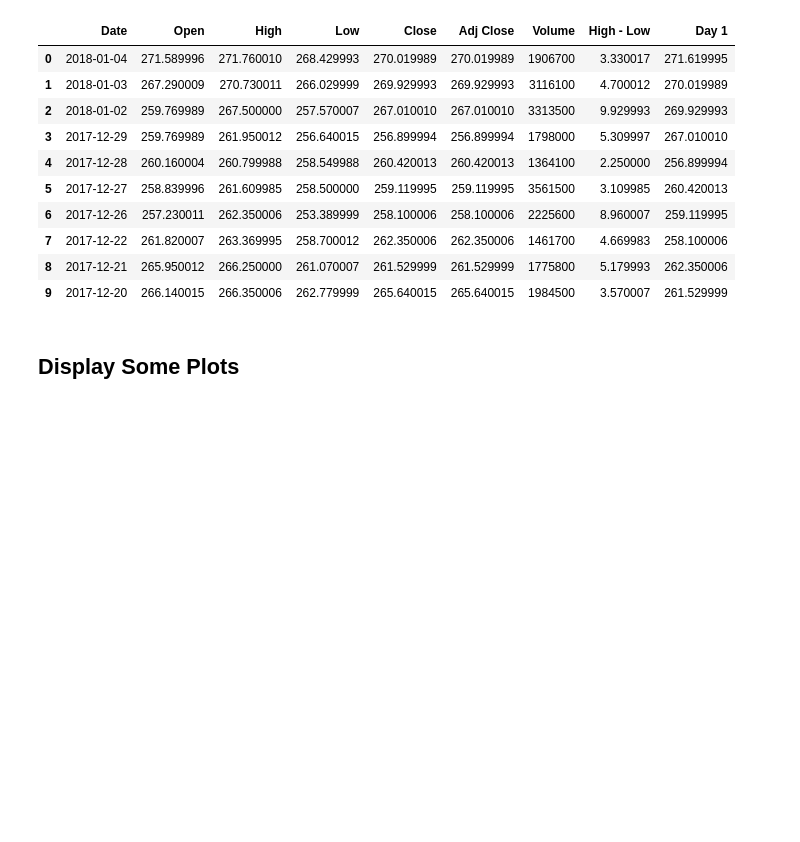
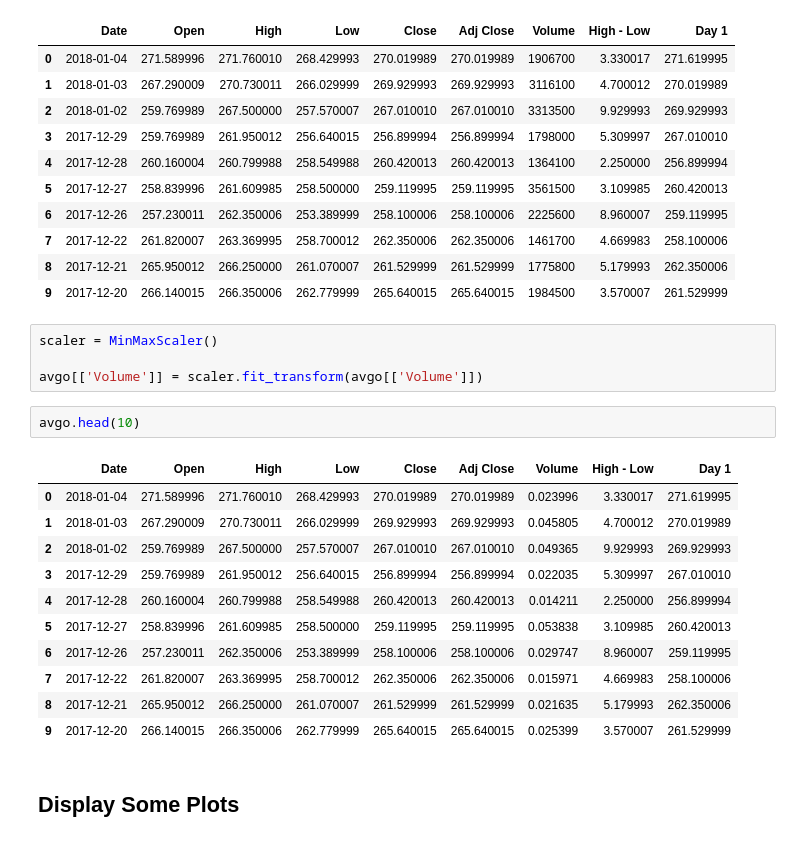
Before and after one commit to sandeeppaulraj/machine-learning, a Jupyter notebook: projects/capstone/stock_price_estimator.ipynb, the cells around one changed output. Drawn from its saved outputs; the diff is of its cells as text; blank space fills up the shorter version.

```diff
--- a/projects/capstone/stock_price_estimator.ipynb
+++ b/projects/capstone/stock_price_estimator.ipynb
@@ -248,6 +248,24 @@ avgo.head(10)
 | 7 | 2017-12-22 | 261.820007 | 263.369995 | 258.700012 | 262.350006 | 262.350006 | 1461700 | 4.669983 | 258.100006 |
 | 8 | 2017-12-21 | 265.950012 | 266.250000 | 261.070007 | 261.529999 | 261.529999 | 1775800 | 5.179993 | 262.350006 |
 | 9 | 2017-12-20 | 266.140015 | 266.350006 | 262.779999 | 265.640015 | 265.640015 | 1984500 | 3.570007 | 261.529999 |
+# %%
+scaler = MinMaxScaler()
+
+avgo[['Volume']] = scaler.fit_transform(avgo[['Volume']])
+# %%
+avgo.head(10)
+# %% [output]
+|  | Date | Open | High | Low | Close | Adj Close | Volume | High - Low | Day 1 |
+| 0 | 2018-01-04 | 271.589996 | 271.760010 | 268.429993 | 270.019989 | 270.019989 | 0.023996 | 3.330017 | 271.619995 |
+| 1 | 2018-01-03 | 267.290009 | 270.730011 | 266.029999 | 269.929993 | 269.929993 | 0.045805 | 4.700012 | 270.019989 |
+| 2 | 2018-01-02 | 259.769989 | 267.500000 | 257.570007 | 267.010010 | 267.010010 | 0.049365 | 9.929993 | 269.929993 |
+| 3 | 2017-12-29 | 259.769989 | 261.950012 | 256.640015 | 256.899994 | 256.899994 | 0.022035 | 5.309997 | 267.010010 |
+| 4 | 2017-12-28 | 260.160004 | 260.799988 | 258.549988 | 260.420013 | 260.420013 | 0.014211 | 2.250000 | 256.899994 |
+| 5 | 2017-12-27 | 258.839996 | 261.609985 | 258.500000 | 259.119995 | 259.119995 | 0.053838 | 3.109985 | 260.420013 |
+| 6 | 2017-12-26 | 257.230011 | 262.350006 | 253.389999 | 258.100006 | 258.100006 | 0.029747 | 8.960007 | 259.119995 |
+| 7 | 2017-12-22 | 261.820007 | 263.369995 | 258.700012 | 262.350006 | 262.350006 | 0.015971 | 4.669983 | 258.100006 |
+| 8 | 2017-12-21 | 265.950012 | 266.250000 | 261.070007 | 261.529999 | 261.529999 | 0.021635 | 5.179993 | 262.350006 |
+| 9 | 2017-12-20 | 266.140015 | 266.350006 | 262.779999 | 265.640015 | 265.640015 | 0.025399 | 3.570007 | 261.529999 |
 # %% [markdown]
 ## Display Some Plots
 # %%
```
Also changed, not shown: parts of 12 cells of this notebook.
